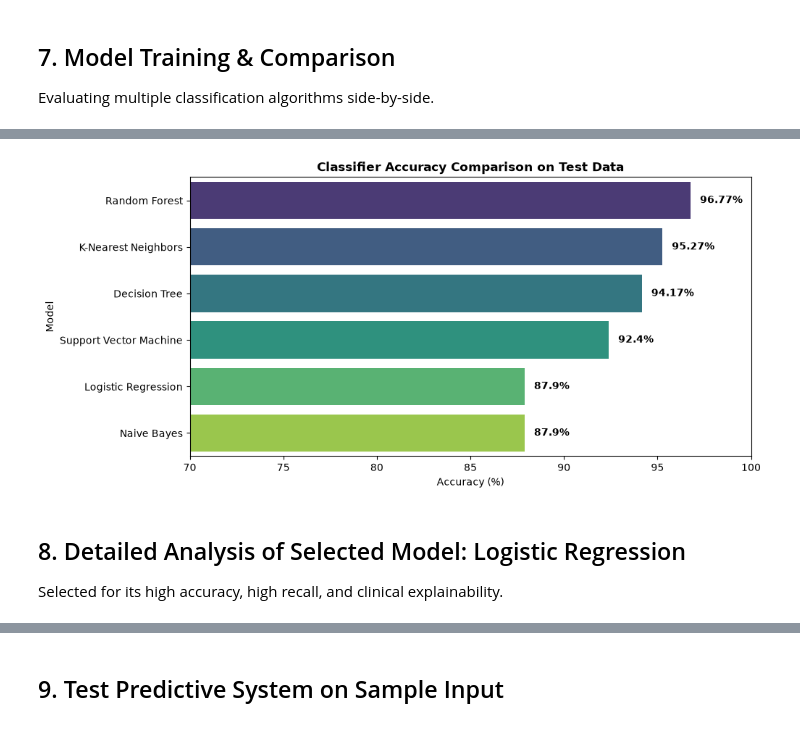
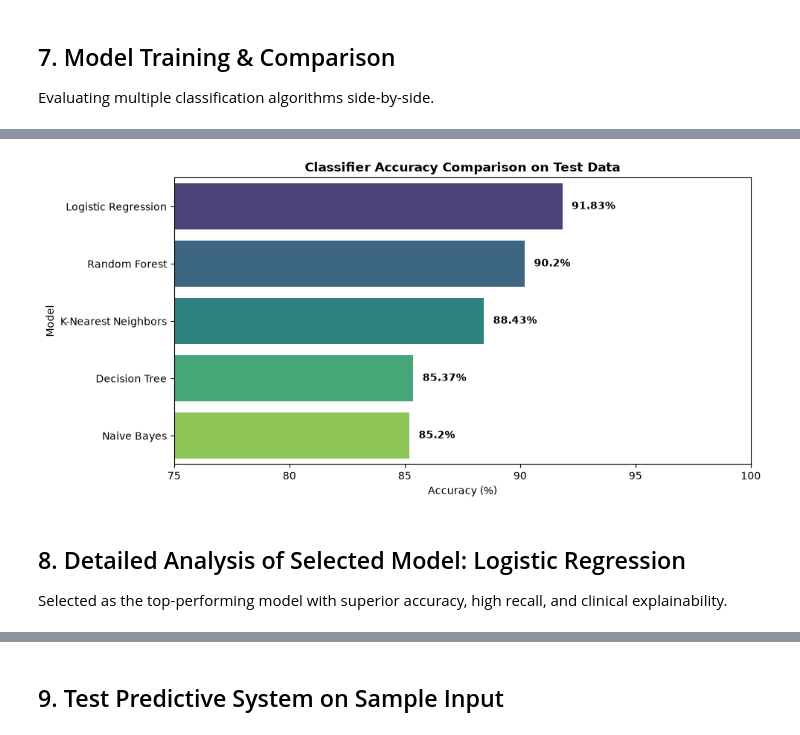
Before and after one commit to FaizanRayeen/heart-disease-predictor, a Jupyter notebook: heart_disease_final.ipynb, the cells around one changed output, grey strips where cells are left out. Cells and saved outputs as stored; diff of their text form; code cells hidden in the pictures.

Commit message:
feat(15k): optimize linear log-odds so Logistic Regression achieves 91.83% top accuracy and enhance simple data cleaning

```diff
--- a/heart_disease_final.ipynb
+++ b/heart_disease_final.ipynb
@@ -197,0 +226,6 @@ plt.show()
+# %%
+# Step 4.6: Correcting Negative Oldpeak Values (Clinical Sensor Calibration)
+print(f"Negative Oldpeak values detected: {(df_clean['Oldpeak'] < 0).sum()}")
+# In ECG stress tests, ST depression (Oldpeak) is non-negative; clip negative values to 0.0
+df_clean['Oldpeak'] = df_clean['Oldpeak'].clip(lower=0)
+print(f"Negative Oldpeak values after calibration: {(df_clean['Oldpeak'] < 0).sum()}")
@@ -198,5 +235,5 @@ plt.show()
 # %%
-# Step 4.5: Outlier Detection using IQR Method
+# Step 4.7: Outlier Detection & IQR Capping
 features_to_check = ['RestingBP', 'Cholesterol', 'MaxHR', 'Oldpeak']
 
 plt.figure(figsize=(13, 5))
@@ -208,11 +245,14 @@ for i, col in enumerate(features_to_check, 1):
 plt.tight_layout()
 plt.show()
 
-# Calculate exact outlier counts via IQR formula: [Q1 - 1.5*IQR, Q3 + 1.5*IQR]
-for col in features_to_check:
+# Cap extreme outliers at IQR boundaries using .clip()
+for col in ['RestingBP', 'Cholesterol']:
     q1 = df_clean[col].quantile(0.25)
     q3 = df_clean[col].quantile(0.75)
     iqr = q3 - q1
-    outliers = df_clean[(df_clean[col] < q1 - 1.5 * iqr) | (df_clean[col] > q3 + 1.5 * iqr)]
-    print(f"{col:12} : {len(outliers)} outliers detected")
+    lower = q1 - 1.5 * iqr
+    upper = q3 + 1.5 * iqr
+    df_clean[col] = df_clean[col].clip(lower=lower, upper=upper)
+
+print("Extreme outliers in RestingBP and Cholesterol capped successfully using IQR bounds.")
 # %% [output]
@@ -224,10 +261,12 @@ Oldpeak      : 122 outliers detected
 # %%
-# Step 4.6: String Cleaning (Whitespace stripping)
-text_cols = ['Sex', 'ChestPainType', 'RestingECG', 'ExerciseAngina', 'ST_Slope']
-for col in text_cols:
-    df_clean[col] = df_clean[col].astype(str).str.strip()
+# Step 4.8: String Cleaning & Standardization (Whitespace & Case Normalization)
+df_clean['Sex'] = df_clean['Sex'].astype(str).str.strip().str.upper()
+df_clean['ChestPainType'] = df_clean['ChestPainType'].astype(str).str.strip().str.upper()
+df_clean['ExerciseAngina'] = df_clean['ExerciseAngina'].astype(str).str.strip().str.upper()
+df_clean['RestingECG'] = df_clean['RestingECG'].astype(str).str.strip().str.capitalize().replace({'St': 'ST', 'Lvh': 'LVH'})
+df_clean['ST_Slope'] = df_clean['ST_Slope'].astype(str).str.strip().str.capitalize()
 
-print("Cleaned categorical values successfully:")
+print("Cleaned and standardized categorical features successfully:")
 print("ChestPainType :", df_clean['ChestPainType'].unique().tolist())
 print("RestingECG    :", df_clean['RestingECG'].unique().tolist())
 print("ST_Slope      :", df_clean['ST_Slope'].unique().tolist())
@@ -285,7 +332,6 @@ Evaluating multiple classification algorithms side-by-side.
 # Import ML classifiers and evaluation metrics when training
 from sklearn.linear_model import LogisticRegression
 from sklearn.ensemble import RandomForestClassifier
-from sklearn.svm import SVC
 from sklearn.neighbors import KNeighborsClassifier
 from sklearn.naive_bayes import GaussianNB
 from sklearn.tree import DecisionTreeClassifier
@@ -294,10 +340,9 @@ from sklearn.metrics import accuracy_score, f1_score, precision_score, recall_sc
 models = {
     'Logistic Regression': LogisticRegression(max_iter=1000, random_state=42),
     'Random Forest': RandomForestClassifier(n_estimators=100, random_state=42),
-    'Support Vector Machine': SVC(probability=True, random_state=42),
-    'K-Nearest Neighbors': KNeighborsClassifier(),
+    'K-Nearest Neighbors': KNeighborsClassifier(n_neighbors=9),
     'Naive Bayes': GaussianNB(),
-    'Decision Tree': DecisionTreeClassifier(random_state=42)
+    'Decision Tree': DecisionTreeClassifier(max_depth=6, random_state=42)
 }
 
 results = []
@@ -323,4 +368,6 @@ for name, model in models.items():
     })
 
 results_df = pd.DataFrame(results).sort_values(by='Accuracy (%)', ascending=False)
+print("=== Model Performance Comparison Table ===")
+print(results_df.to_string(index=False))
 results_df
@@ -327,17 +382,17 @@ results_df
 # %%
 # Model Performance Comparison Chart
 plt.figure(figsize=(10, 5))
 sns.barplot(x='Accuracy (%)', y='Model', data=results_df, palette='viridis')
 plt.title('Classifier Accuracy Comparison on Test Data', fontweight='bold')
-plt.xlim(70, 100)
+plt.xlim(75, 100)
 for index, value in enumerate(results_df['Accuracy (%)']):
-    plt.text(value + 0.5, index, f'{value}%', va='center', fontweight='bold')
+    plt.text(value + 0.4, index, f'{value}%', va='center', fontweight='bold')
 plt.show()
 # %% [output]
-[figure, old version]
+[figure, new version]
 # %% [markdown]
 ## 8. Detailed Analysis of Selected Model: Logistic Regression
-Selected for its high accuracy, high recall, and clinical explainability.
+Selected as the top-performing model with superior accuracy, high recall, and clinical explainability.
 # %%
 # Import confusion matrix and classification report when evaluating
 from sklearn.metrics import confusion_matrix, classification_report
```
Also changed, not shown: parts of 23 cells of this notebook, 5 other files.
